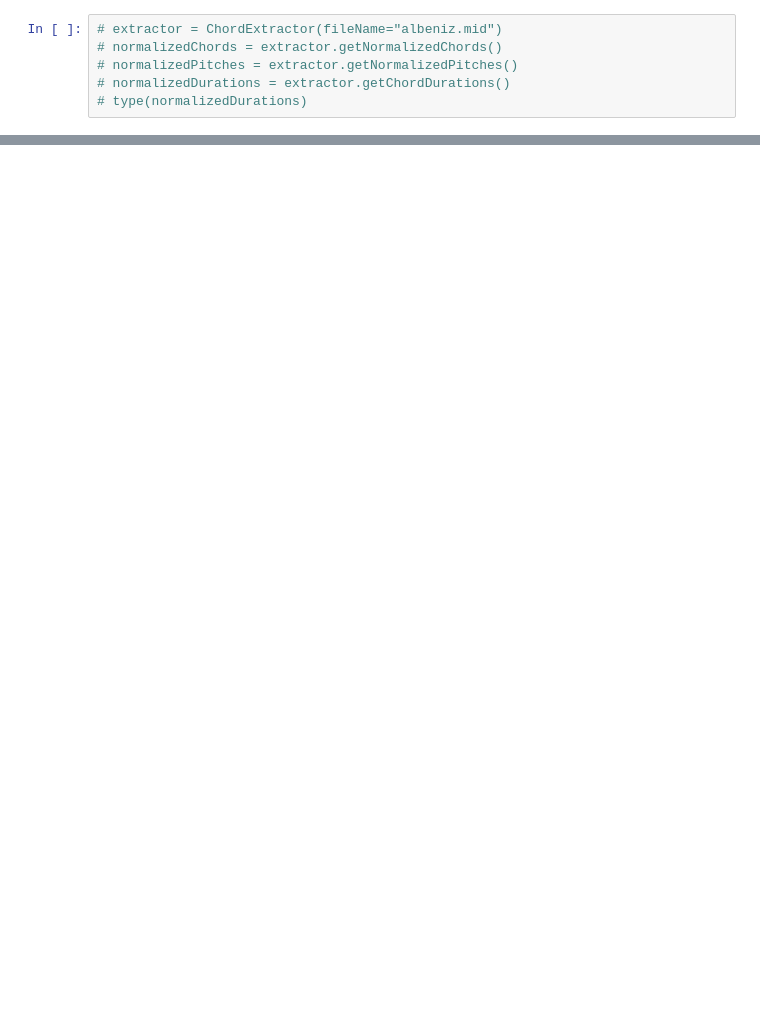
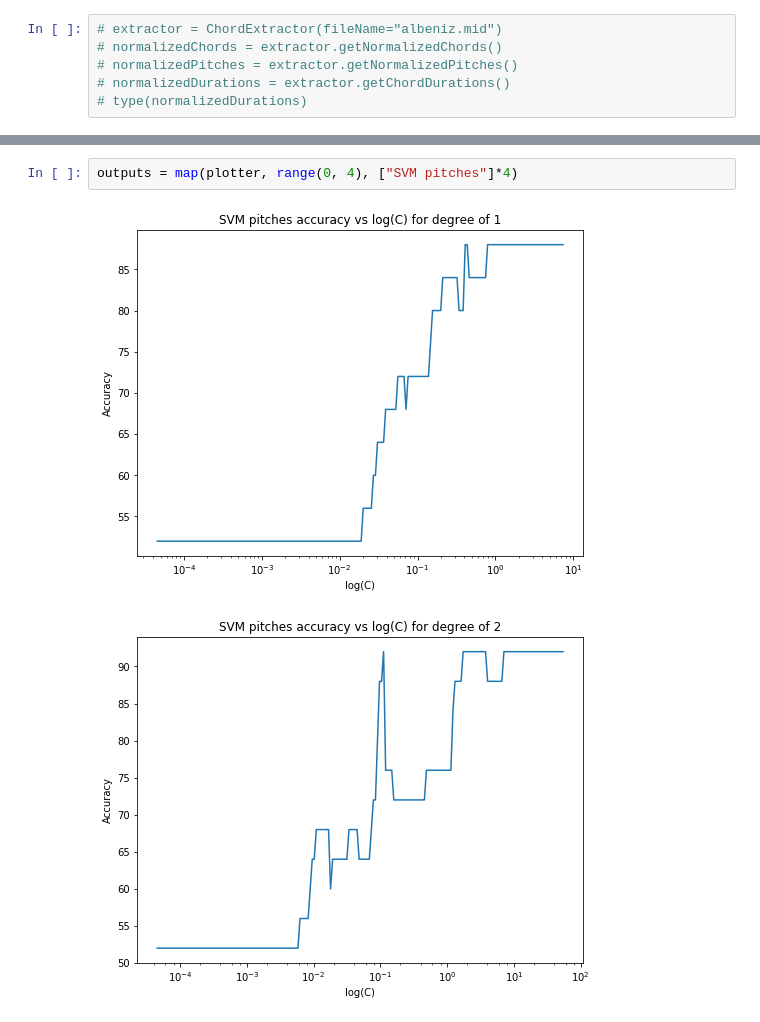
Before and after one commit to Cuspian/MachineLearning, a Jupyter notebook: MIDIReader.ipynb, the cells around one changed output, grey strips where cells are left out. Cells and saved outputs as stored; diff of their text form; blank space fills up the shorter version.

```diff
--- a/MIDIReader.ipynb
+++ b/MIDIReader.ipynb
@@ -186,0 +294,5 @@ max(enumerate(flatten), key = lambda x: x[1])
+# %%
+outputs = map(plotter, range(0, 4), ["SVM pitches"]*4)
+# %% [output]
+[figure, added]
+[figure, added]
```
Also changed, not shown: parts of 47 cells of this notebook.
